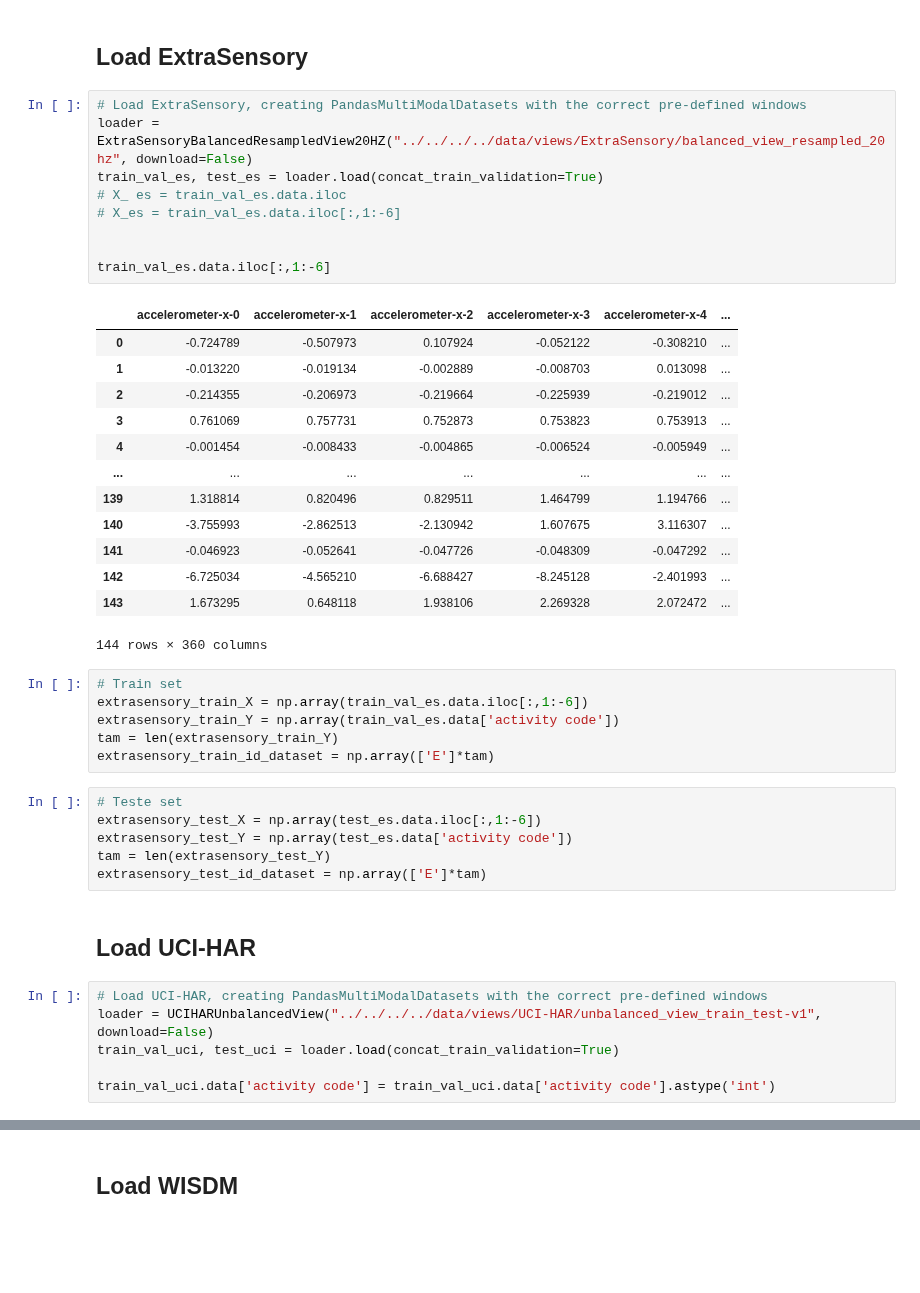
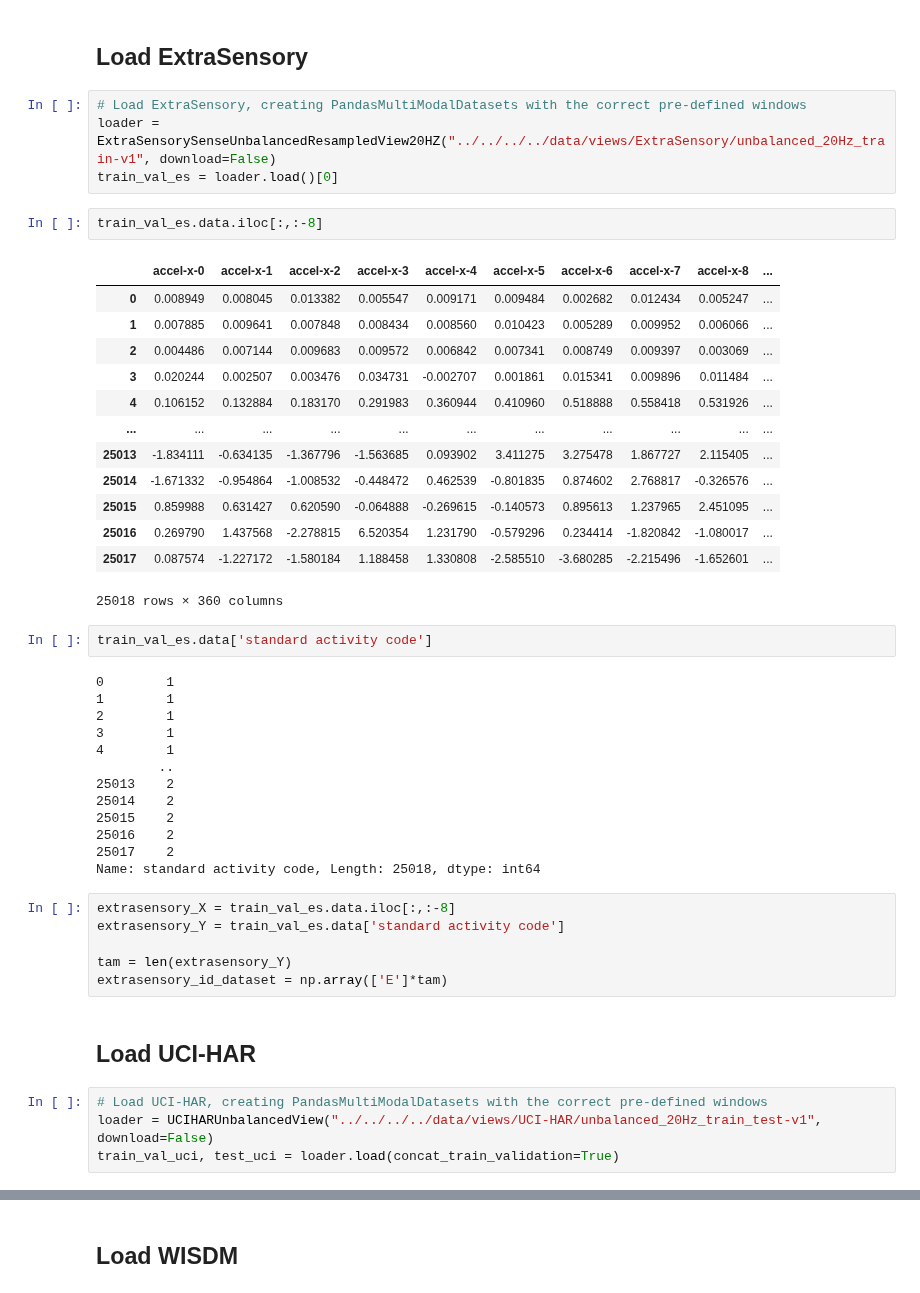
Before and after one commit to otavioon/librep-hiaac, a Jupyter notebook: experiments/Crossvalidation_experiments/UMAP/Without Normalization/Base_KuHar_and_CHARM_target_Motion.ipynb, the cells around one changed output, grey strips where cells are left out. Drawn from its saved outputs; the diff is of its cells as text; blank space fills up the shorter version.

```diff
--- a/experiments/Crossvalidation_experiments/UMAP/Without Normalization/Base_KuHar_and_CHARM_target_Motion.ipynb
+++ b/experiments/Crossvalidation_experiments/UMAP/Without Normalization/Base_KuHar_and_CHARM_target_Motion.ipynb
@@ -50,45 +50,49 @@ from librep.transforms.resampler import SimpleResampler
 ## Load ExtraSensory
 # %%
 # Load ExtraSensory, creating PandasMultiModalDatasets with the correct pre-defined windows
-loader = ExtraSensoryBalancedResampledView20HZ("../../../../data/views/ExtraSensory/balanced_view_resampled_20hz", download=False)
-train_val_es, test_es = loader.load(concat_train_validation=True)
-# X_ es = train_val_es.data.iloc
-# X_es = train_val_es.data.iloc[:,1:-6]
-
-
-train_val_es.data.iloc[:,1:-6]
+loader = ExtraSensorySenseUnbalancedResampledView20HZ("../../../../data/views/ExtraSensory/unbalanced_20Hz_train-v1", download=False)
+train_val_es = loader.load()[0]
-# %% [output]
-|  | accelerometer-x-0 | accelerometer-x-1 | accelerometer-x-2 | accelerometer-x-3 | accelerometer-x-4 | ... |
-| 0 | -0.724789 | -0.507973 | 0.107924 | -0.052122 | -0.308210 | ... |
-| 1 | -0.013220 | -0.019134 | -0.002889 | -0.008703 | 0.013098 | ... |
-| 2 | -0.214355 | -0.206973 | -0.219664 | -0.225939 | -0.219012 | ... |
-| 3 | 0.761069 | 0.757731 | 0.752873 | 0.753823 | 0.753913 | ... |
-| 4 | -0.001454 | -0.008433 | -0.004865 | -0.006524 | -0.005949 | ... |
-| ... | ... | ... | ... | ... | ... | ... |
-| 139 | 1.318814 | 0.820496 | 0.829511 | 1.464799 | 1.194766 | ... |
-| 140 | -3.755993 | -2.862513 | -2.130942 | 1.607675 | 3.116307 | ... |
-| 141 | -0.046923 | -0.052641 | -0.047726 | -0.048309 | -0.047292 | ... |
-| 142 | -6.725034 | -4.565210 | -6.688427 | -8.245128 | -2.401993 | ... |
-| 143 | 1.673295 | 0.648118 | 1.938106 | 2.269328 | 2.072472 | ... |
-144 rows × 360 columns
 # %%
-# Train set
-extrasensory_train_X = np.array(train_val_es.data.iloc[:,1:-6])
-extrasensory_train_Y = np.array(train_val_es.data['activity code'])
-tam = len(extrasensory_train_Y)
-extrasensory_train_id_dataset = np.array(['E']*tam)
+train_val_es.data.iloc[:,:-8]
+# %% [output]
+|  | accel-x-0 | accel-x-1 | accel-x-2 | accel-x-3 | accel-x-4 | accel-x-5 | accel-x-6 | accel-x-7 | accel-x-8 | ... |
+| 0 | 0.008949 | 0.008045 | 0.013382 | 0.005547 | 0.009171 | 0.009484 | 0.002682 | 0.012434 | 0.005247 | ... |
+| 1 | 0.007885 | 0.009641 | 0.007848 | 0.008434 | 0.008560 | 0.010423 | 0.005289 | 0.009952 | 0.006066 | ... |
+| 2 | 0.004486 | 0.007144 | 0.009683 | 0.009572 | 0.006842 | 0.007341 | 0.008749 | 0.009397 | 0.003069 | ... |
+| 3 | 0.020244 | 0.002507 | 0.003476 | 0.034731 | -0.002707 | 0.001861 | 0.015341 | 0.009896 | 0.011484 | ... |
+| 4 | 0.106152 | 0.132884 | 0.183170 | 0.291983 | 0.360944 | 0.410960 | 0.518888 | 0.558418 | 0.531926 | ... |
+| ... | ... | ... | ... | ... | ... | ... | ... | ... | ... | ... |
+| 25013 | -1.834111 | -0.634135 | -1.367796 | -1.563685 | 0.093902 | 3.411275 | 3.275478 | 1.867727 | 2.115405 | ... |
+| 25014 | -1.671332 | -0.954864 | -1.008532 | -0.448472 | 0.462539 | -0.801835 | 0.874602 | 2.768817 | -0.326576 | ... |
+| 25015 | 0.859988 | 0.631427 | 0.620590 | -0.064888 | -0.269615 | -0.140573 | 0.895613 | 1.237965 | 2.451095 | ... |
+| 25016 | 0.269790 | 1.437568 | -2.278815 | 6.520354 | 1.231790 | -0.579296 | 0.234414 | -1.820842 | -1.080017 | ... |
+| 25017 | 0.087574 | -1.227172 | -1.580184 | 1.188458 | 1.330808 | -2.585510 | -3.680285 | -2.215496 | -1.652601 | ... |
+25018 rows × 360 columns
 # %%
-# Teste set
-extrasensory_test_X = np.array(test_es.data.iloc[:,1:-6])
-extrasensory_test_Y = np.array(test_es.data['activity code'])
-tam = len(extrasensory_test_Y)
-extrasensory_test_id_dataset = np.array(['E']*tam)
+train_val_es.data['standard activity code']
+# %% [output]
+0        1
+1        1
+2        1
+3        1
+4        1
+        ..
+25013    2
+25014    2
+25015    2
+25016    2
+25017    2
+Name: standard activity code, Length: 25018, dtype: int64
+# %%
+extrasensory_X = train_val_es.data.iloc[:,:-8]
+extrasensory_Y = train_val_es.data['standard activity code']
+
+tam = len(extrasensory_Y)
+extrasensory_id_dataset = np.array(['E']*tam)
 # %% [markdown]
 ## Load UCI-HAR
 # %%
 # Load UCI-HAR, creating PandasMultiModalDatasets with the correct pre-defined windows
-loader = UCIHARUnbalancedView("../../../../data/views/UCI-HAR/unbalanced_view_train_test-v1", download=False)
+loader = UCIHARUnbalancedView("../../../../data/views/UCI-HAR/unbalanced_20Hz_train_test-v1", download=False)
 train_val_uci, test_uci = loader.load(concat_train_validation=True)
-
-train_val_uci.data['activity code'] = train_val_uci.data['activity code'].astype('int')
 # %%
```
Also changed, not shown: parts of 49 cells of this notebook, 2 other files.
